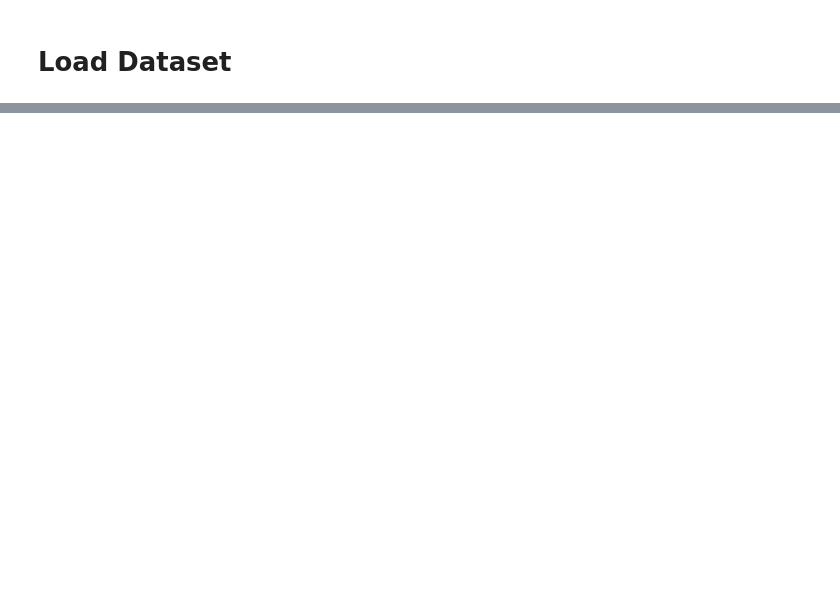
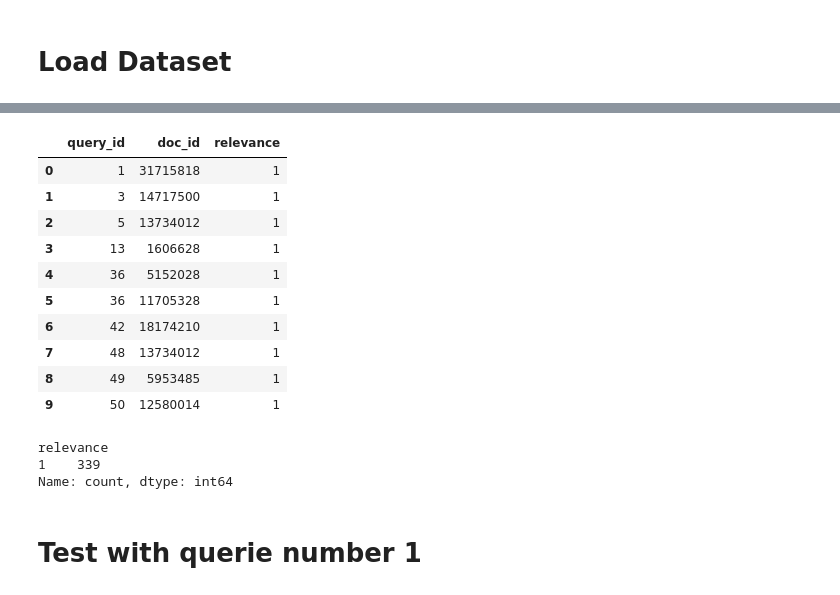
Before and after one commit to GolsaCodes/IR_System, a Jupyter notebook: IR_system.ipynb, the cells around one changed output, grey strips where cells are left out. Drawn from its saved outputs; the diff is of its cells as text; code cells hidden in the pictures; blank space fills up the shorter version.

```diff
--- a/IR_system.ipynb
+++ b/IR_system.ipynb
@@ -12,0 +143,32 @@ ValueError: File scifact\corpus.jsonl not present! Please provide accurate file.
+# %%
+qrels_list = []
+for query_id, docs in qrels.items():
+    for doc_id, relevance in docs.items():
+        qrels_list.append({
+            'query_id': query_id,
+            'doc_id': doc_id,
+            'relevance': relevance
+        })
+
+qrels_df = pd.DataFrame(qrels_list)
+qrels_df.head(10)
+# %% [output]
+|  | query_id | doc_id | relevance |
+| 0 | 1 | 31715818 | 1 |
+| 1 | 3 | 14717500 | 1 |
+| 2 | 5 | 13734012 | 1 |
+| 3 | 13 | 1606628 | 1 |
+| 4 | 36 | 5152028 | 1 |
+| 5 | 36 | 11705328 | 1 |
+| 6 | 42 | 18174210 | 1 |
+| 7 | 48 | 13734012 | 1 |
+| 8 | 49 | 5953485 | 1 |
+| 9 | 50 | 12580014 | 1 |
+# %%
+qrels_df['relevance'].value_counts()
+# %% [output]
+relevance
+1    339
+Name: count, dtype: int64
+# %% [markdown]
+# Test with querie number 1
```
Also changed, not shown: parts of 25 cells of this notebook, 1 other file.
